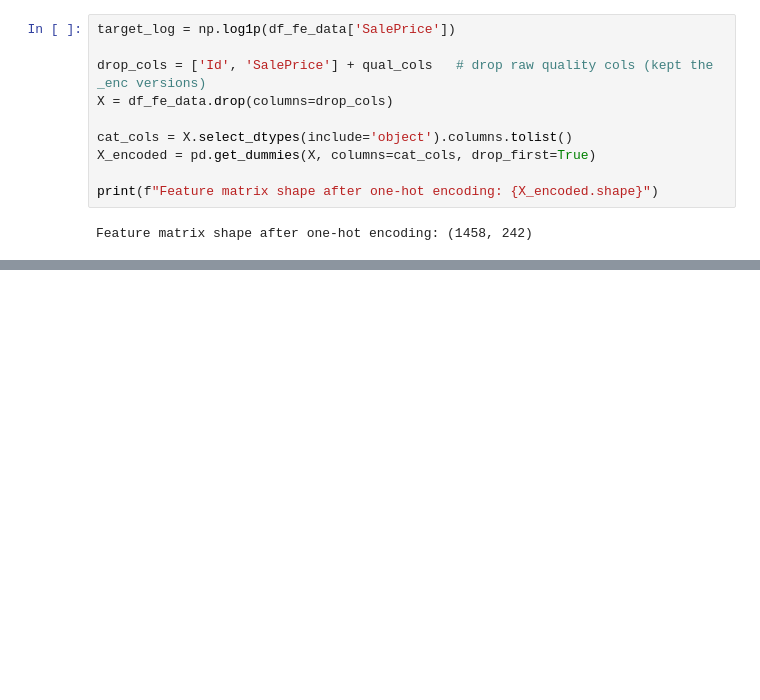
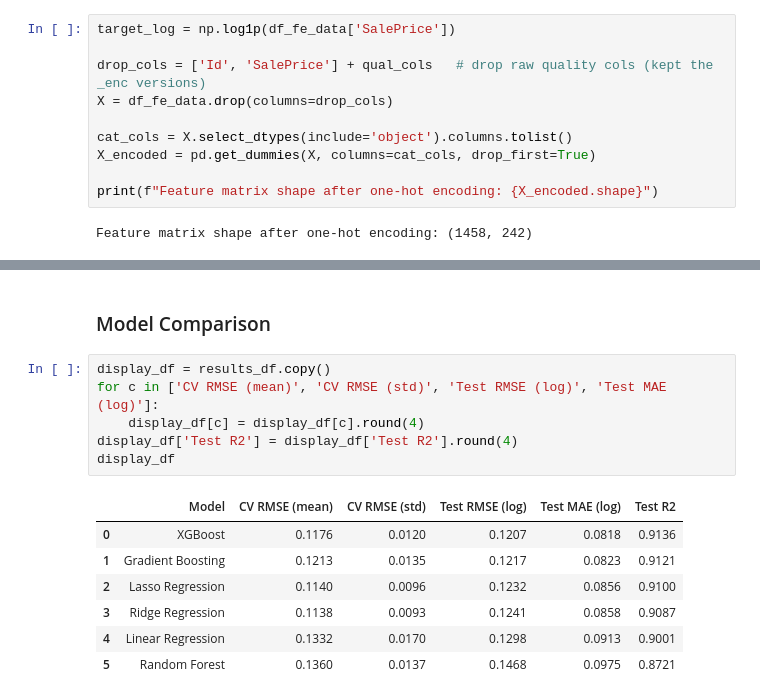
Before and after one commit to Tharak5959/House-Price-Prediction, a Jupyter notebook: notebook/EDA&ModelBuilding&Evaluating.ipynb, the cells around one changed output, grey strips where cells are left out. Cells and saved outputs as stored; diff of their text form; blank space fills up the shorter version.

```diff
--- a/notebook/EDA&ModelBuilding&Evaluating.ipynb
+++ b/notebook/EDA&ModelBuilding&Evaluating.ipynb
@@ -328,0 +475,16 @@ Feature matrix shape after one-hot encoding: (1458, 242)
+# %% [markdown]
+### Model Comparison
+# %%
+display_df = results_df.copy()
+for c in ['CV RMSE (mean)', 'CV RMSE (std)', 'Test RMSE (log)', 'Test MAE (log)']:
+    display_df[c] = display_df[c].round(4)
+display_df['Test R2'] = display_df['Test R2'].round(4)
+display_df
+# %% [output]
+|  | Model | CV RMSE (mean) | CV RMSE (std) | Test RMSE (log) | Test MAE (log) | Test R2 |
+| 0 | XGBoost | 0.1176 | 0.0120 | 0.1207 | 0.0818 | 0.9136 |
+| 1 | Gradient Boosting | 0.1213 | 0.0135 | 0.1217 | 0.0823 | 0.9121 |
+| 2 | Lasso Regression | 0.1140 | 0.0096 | 0.1232 | 0.0856 | 0.9100 |
+| 3 | Ridge Regression | 0.1138 | 0.0093 | 0.1241 | 0.0858 | 0.9087 |
+| 4 | Linear Regression | 0.1332 | 0.0170 | 0.1298 | 0.0913 | 0.9001 |
+| 5 | Random Forest | 0.1360 | 0.0137 | 0.1468 | 0.0975 | 0.8721 |
```
Also changed, not shown: parts of 13 cells of this notebook.
